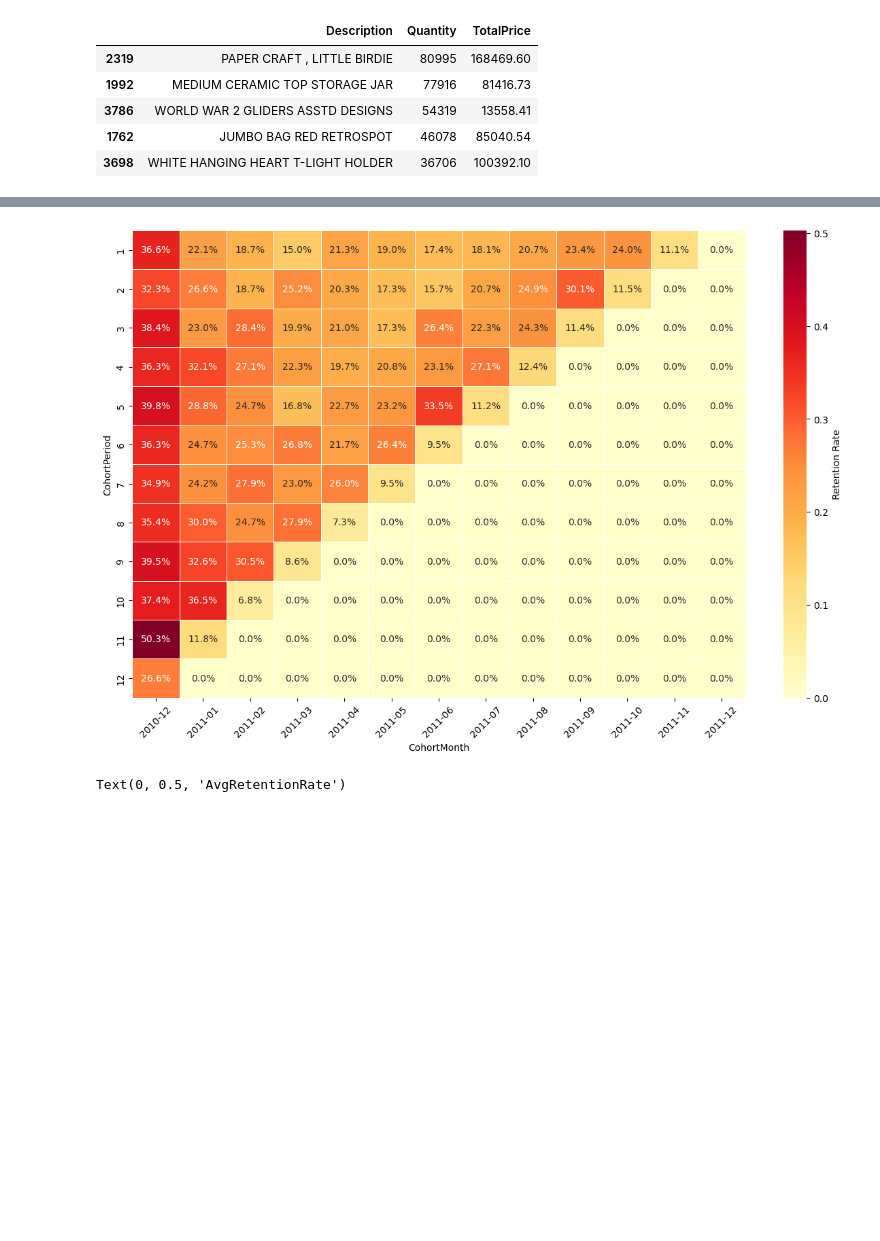
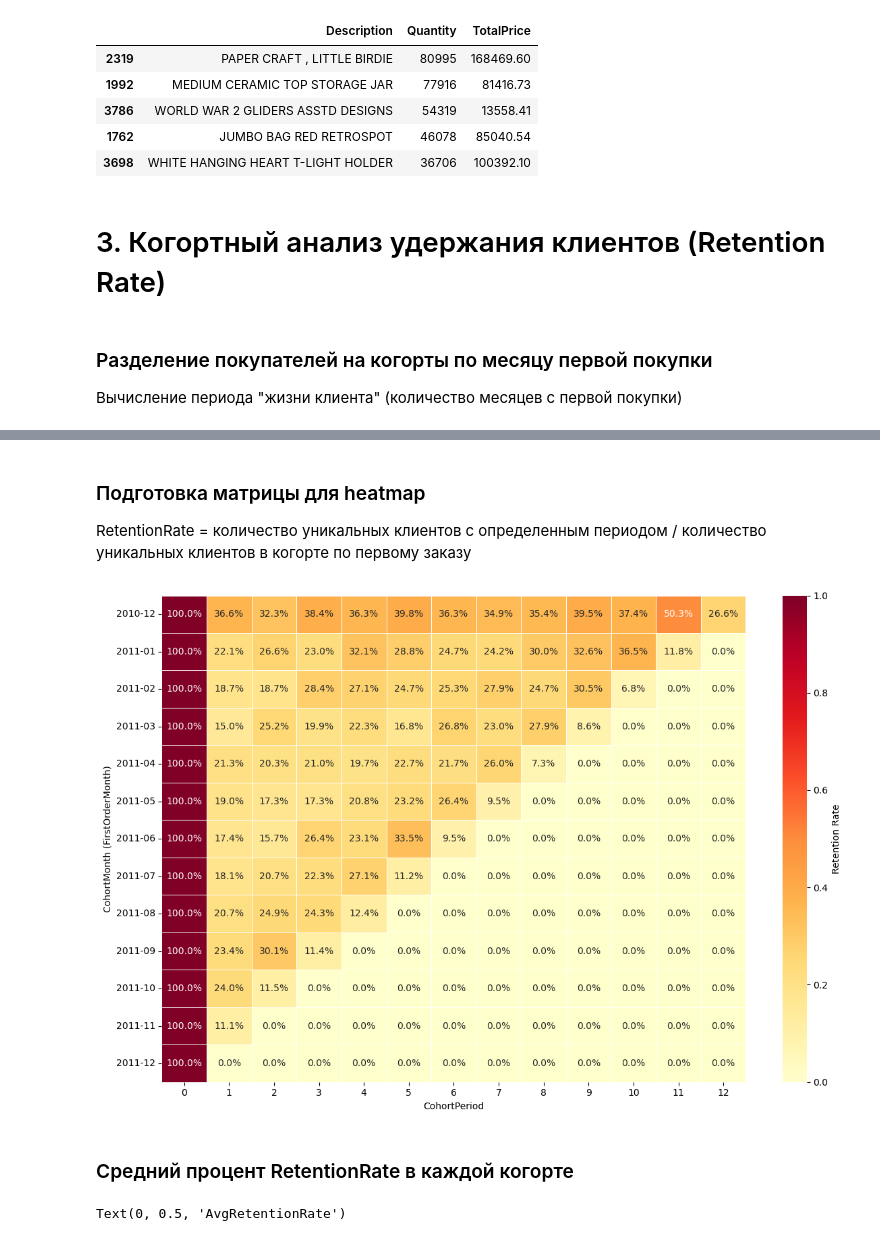
Before and after one commit to yaroslavvv-fino/project-eda-online-retail, a Jupyter notebook: ProjectOnlineRetail.ipynb, the cells around one changed output, grey strips where cells are left out. Cells and saved outputs as stored; diff of their text form; code cells hidden in the pictures; blank space fills up the shorter version.

```diff
--- a/ProjectOnlineRetail.ipynb
+++ b/ProjectOnlineRetail.ipynb
@@ -280,6 +316,12 @@ top_products.sort_values('Quantity', ascending=False).head()
 | 3786 | WORLD WAR 2 GLIDERS ASSTD DESIGNS | 54319 | 13558.41 |
 | 1762 | JUMBO BAG RED RETROSPOT | 46078 | 85040.54 |
 | 3698 | WHITE HANGING HEART T-LIGHT HOLDER | 36706 | 100392.10 |
+# %% [markdown]
+# 3. Когортный анализ удержания клиентов (Retention Rate)
+# %% [markdown]
+### Разделение покупателей на когорты по месяцу первой покупки
+
+Вычисление периода "жизни клиента" (количество месяцев с первой покупки)
 # %%
 first_order = df.groupby('CustomerID')['InvoiceDate'].min().reset_index()
 first_order.columns = ['CustomerID', 'FirstOrder']
@@ -301,6 +343,10 @@ df.head()
 | 2 | 536365 | 84406B | CREAM CUPID HEARTS COAT HANGER | 8 | 2010-12-01 08:26:00 | 2.75 | 17850.0 | United Kingdom | 22.00 | ... |
 | 3 | 536365 | 84029G | KNITTED UNION FLAG HOT WATER BOTTLE | 6 | 2010-12-01 08:26:00 | 3.39 | 17850.0 | United Kingdom | 20.34 | ... |
 | 4 | 536365 | 84029E | RED WOOLLY HOTTIE WHITE HEART. | 6 | 2010-12-01 08:26:00 | 3.39 | 17850.0 | United Kingdom | 20.34 | ... |
+# %% [markdown]
+### Подготовка матрицы для heatmap
+
+RetentionRate = количество уникальных клиентов с определенным периодом / количество уникальных клиентов в когорте по первому заказу
 # %%
 retention = df.groupby(['CohortMonth', 'CohortPeriod'])['CustomerID'].nunique().reset_index()
 
@@ -313,16 +359,18 @@ retention['RetentionRate'] = retention['CustomerID'] / retention['CohortSize']
 
 retention.sort_values('CohortMonth', ascending=True)
 
-retention_matrix = retention.pivot_table(index='CohortPeriod', columns='CohortMonth', values='RetentionRate')
+retention_matrix = retention.pivot_table(index='CohortMonth', columns='CohortPeriod', values='RetentionRate')
 retention_matrix = retention_matrix.fillna(0)
 # %%
 plt.figure(figsize=(12, 8))
-sns.heatmap(retention_matrix[retention_matrix.index != 0], annot=True, fmt='.1%', cmap='YlOrRd', linewidths=0.5, cbar_kws={'label': 'Retention Rate'})
-plt.xticks(rotation=45)
+sns.heatmap(retention_matrix, annot=True, fmt='.1%', cmap='YlOrRd', linewidths=0.5, cbar_kws={'label': 'Retention Rate'})
+plt.ylabel('CohortMonth (FirstOrderMonth)')
 plt.tight_layout()
 plt.show()
 # %% [output]
-[figure, old version]
+[figure, new version]
+# %% [markdown]
+### Средний процент RetentionRate в каждой когорте
 # %%
 plt.figure(figsize=(12, 4))
 avg_per_cohort = retention.groupby('CohortMonth')['RetentionRate'].mean().reset_index()
```
Also changed, not shown: parts of 31 cells of this notebook.
